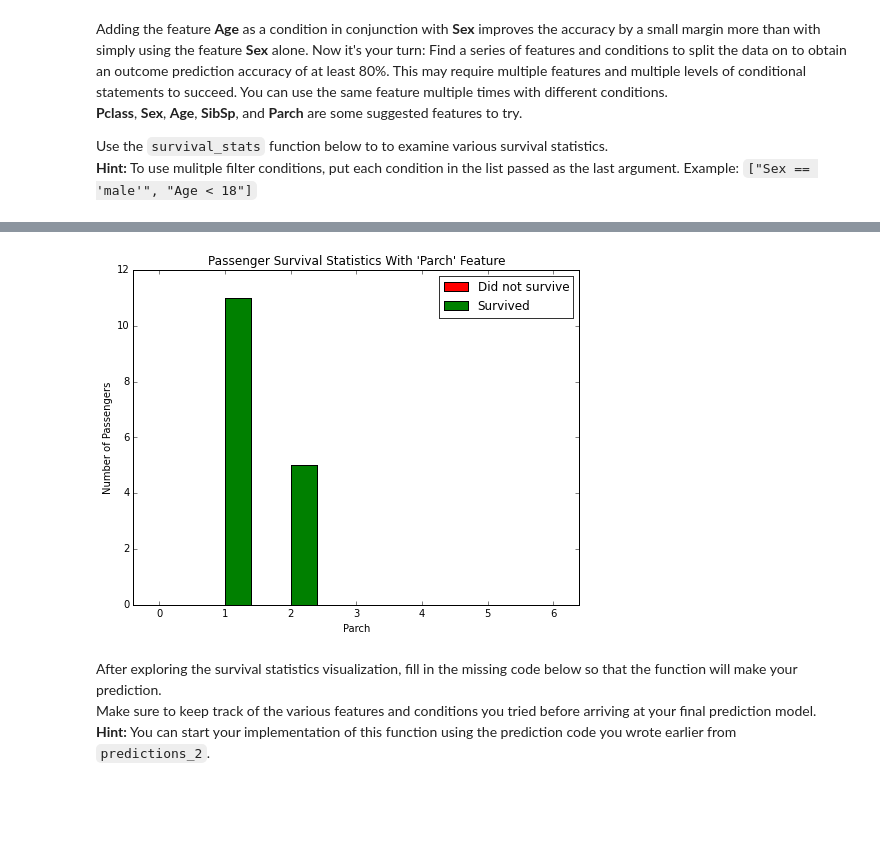
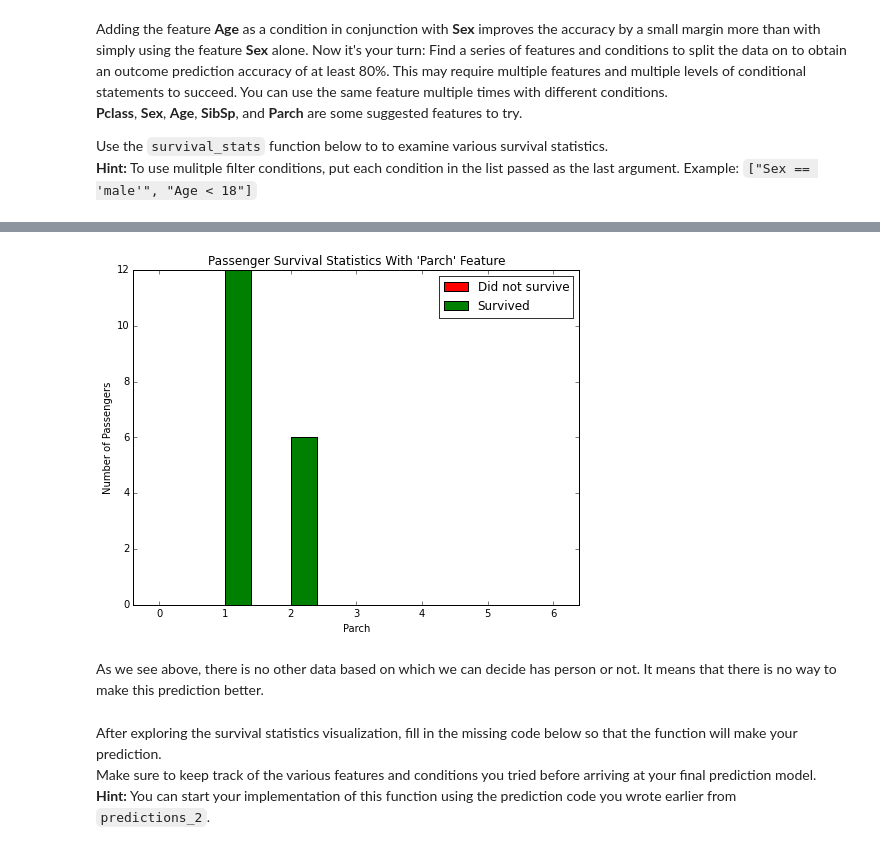
Before and after one commit to PetrShypila/P0-TitanicSurvivalExploration, a Jupyter notebook: Titanic_Survival_Exploration.ipynb, the cells around one changed output, grey strips where cells are left out. Drawn from its saved outputs; the diff is of its cells as text; code cells hidden in the pictures; blank space fills up the shorter version.

```diff
--- a/Titanic_Survival_Exploration.ipynb
+++ b/Titanic_Survival_Exploration.ipynb
@@ -232,7 +247,9 @@ Use the `survival_stats` function below to to examine various survival statistic
 # %%
-survival_stats(data, outcomes, 'Parch', ["Sex == 'male'", "Age < 9", "SibSp < 3"])
+survival_stats(data, outcomes, 'Parch', ["Sex == 'male'", "Age < 10", "SibSp < 3"])
 # %% [output]
-[figure, old version]
+[figure, new version]
+# %% [markdown]
+As we see above, there is no other data based on which we can decide has person or not. It means that there is no way to make this prediction better.
 # %% [markdown]
 After exploring the survival statistics visualization, fill in the missing code below so that the function will make your prediction.
 Make sure to keep track of the various features and conditions you tried before arriving at your final prediction model.
```
Also changed, not shown: parts of 9 cells of this notebook, 1 other file.
